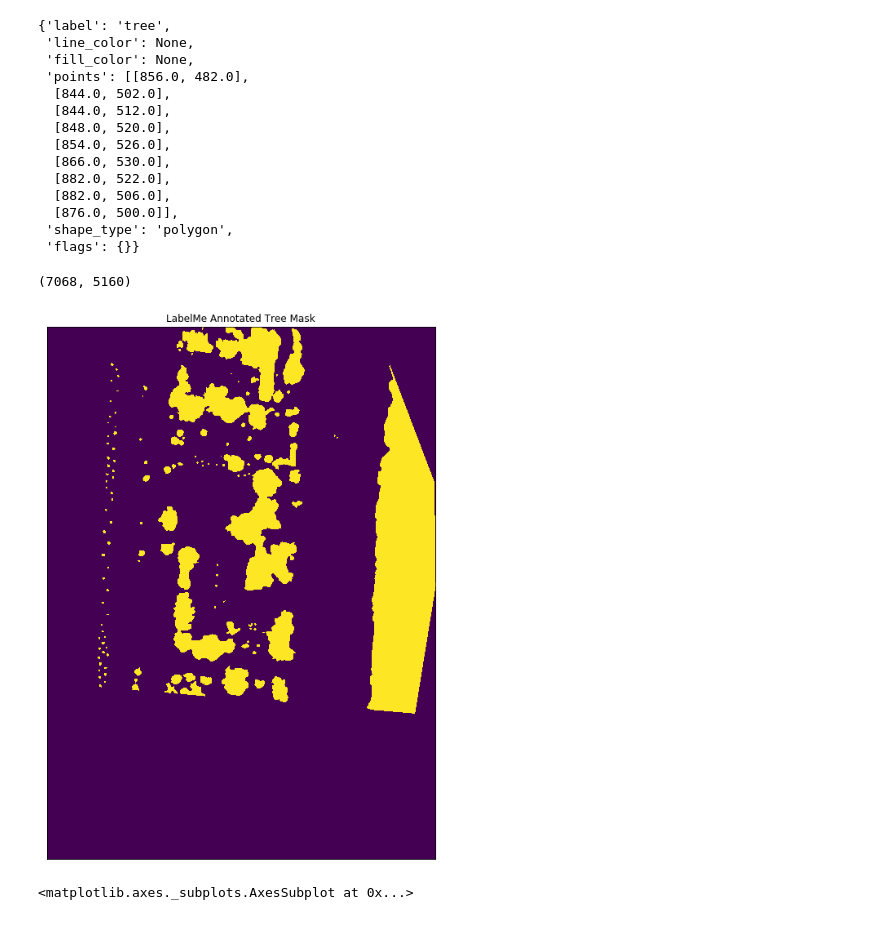
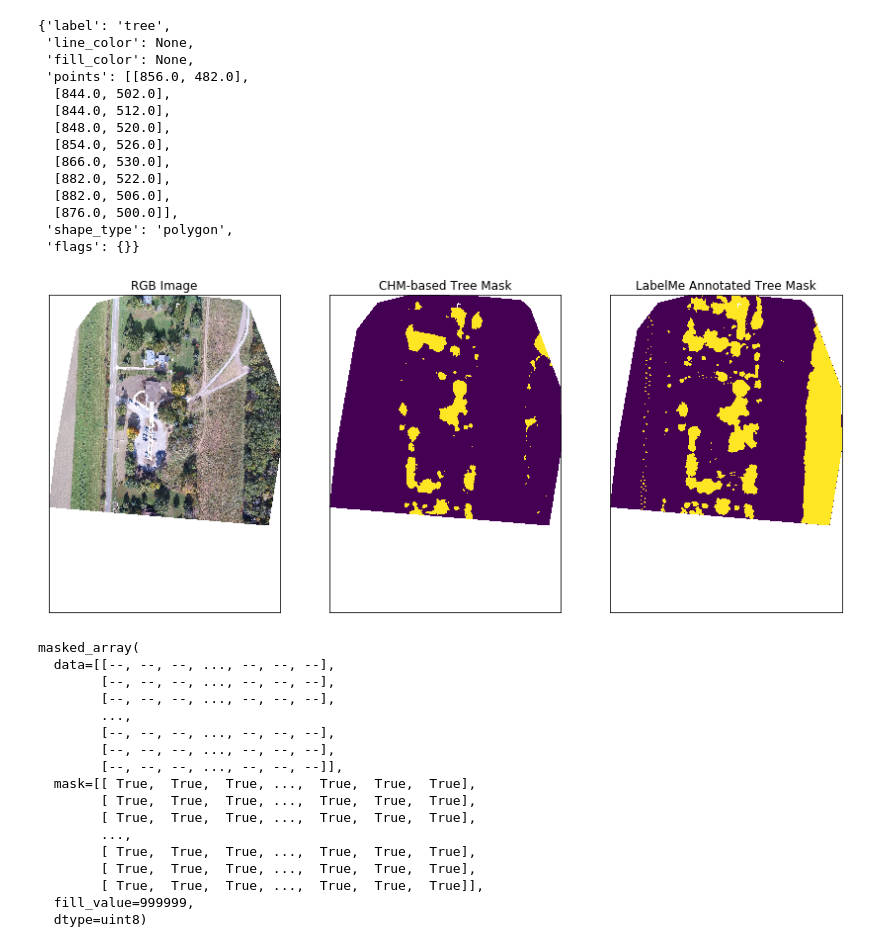
Before and after one commit to wvsharber/EV_tree_challenge, a Jupyter notebook: notebooks/exploratory/EVtrees_EDA.ipynb, the cells around one changed output. Cells and saved outputs as stored; diff of their text form; code cells hidden in the pictures.

Commit message:
add labelme array function

```diff
--- a/notebooks/exploratory/EVtrees_EDA.ipynb
+++ b/notebooks/exploratory/EVtrees_EDA.ipynb
@@ -327,15 +329,20 @@ for shape in lm_json['shapes']:
     shapes.append(({'coordinates': [coord_list], 'type': 'Polygon'}, 255))
 # %%
 labelme_mask = rasterio.features.rasterize([(g, 255) for g, v in shapes],
-                                           out_shape=img.shape[0:2],
-                                           all_touched=True,
-                                           transform = )
+                                           out_shape=ortho_data.shape[1:],
+                                           all_touched=True)
-# %%
-labelme_mask.shape
-# %% [output]
-(7068, 5160)
-# %%
-ep.plot_bands(labelme_mask, title = "LabelMe Annotated Tree Mask", cmap = 'viridis', scale = False, cbar = False)
-# %% [output]
-[figure, removed]
-<matplotlib.axes._subplots.AxesSubplot at 0x...>
+# %%
+labelme_mask = np.ma.array(labelme_mask)
+# %%
+labelme_mask.mask = ortho_data.mask
+# %%
+tmask.mask = ortho_data.mask
+# %%
+fig, ax = plt.subplots(1, 3, figsize = (12, 5))
+ep.plot_rgb(ortho_data, ax = ax[0], title = "RGB Image")
+ep.plot_bands(tmask, ax = ax[1], title = "CHM-based Tree Mask", cmap = 'viridis', scale = False, cbar = False)
+ep.plot_bands(labelme_mask, ax = ax[2], title = "LabelMe Annotated Tree Mask", cmap = 'viridis', scale = False, cbar = False)
+plt.tight_layout()
+plt.savefig("../../reports/Figures/labelme/Fig8_labelme_treemask.png", dpi = 300)
+# %% [output]
+[figure, added]
@@ -341,0 +378,20 @@ ep.plot_bands(labelme_mask, title = "LabelMe Annotated Tree Mask", cmap = 'virid
+# %%
+json_annotation_to_array(ortho_train_path, "../../data/raw_data/data/ortho_train_labelme_annotated.json")
+# %% [output]
+masked_array(
+  data=[[--, --, --, ..., --, --, --],
+        [--, --, --, ..., --, --, --],
+        [--, --, --, ..., --, --, --],
+        ...,
+        [--, --, --, ..., --, --, --],
+        [--, --, --, ..., --, --, --],
+        [--, --, --, ..., --, --, --]],
+  mask=[[ True,  True,  True, ...,  True,  True,  True],
+        [ True,  True,  True, ...,  True,  True,  True],
+        [ True,  True,  True, ...,  True,  True,  True],
+        ...,
+        [ True,  True,  True, ...,  True,  True,  True],
+        [ True,  True,  True, ...,  True,  True,  True],
+        [ True,  True,  True, ...,  True,  True,  True]],
+  fill_value=999999,
+  dtype=uint8)
```
Also changed, not shown: parts of 5 cells of this notebook.
